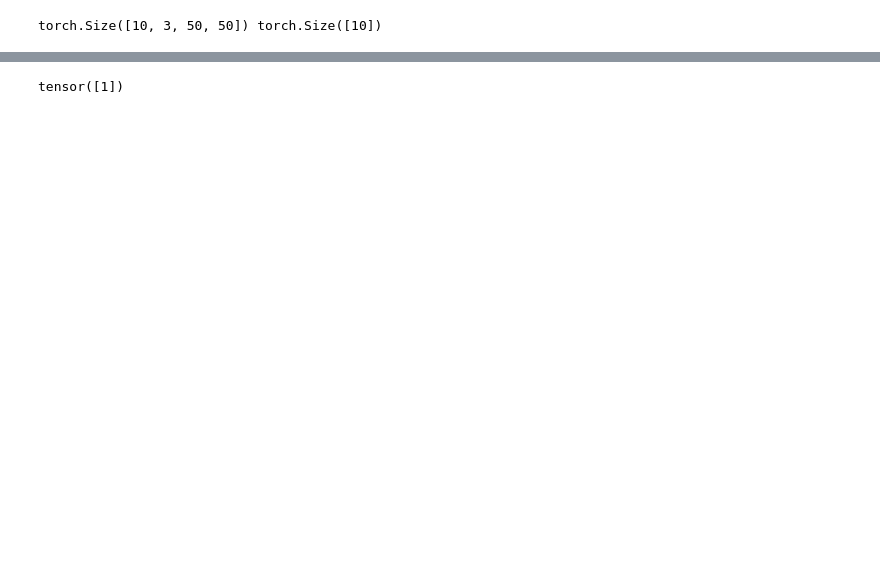
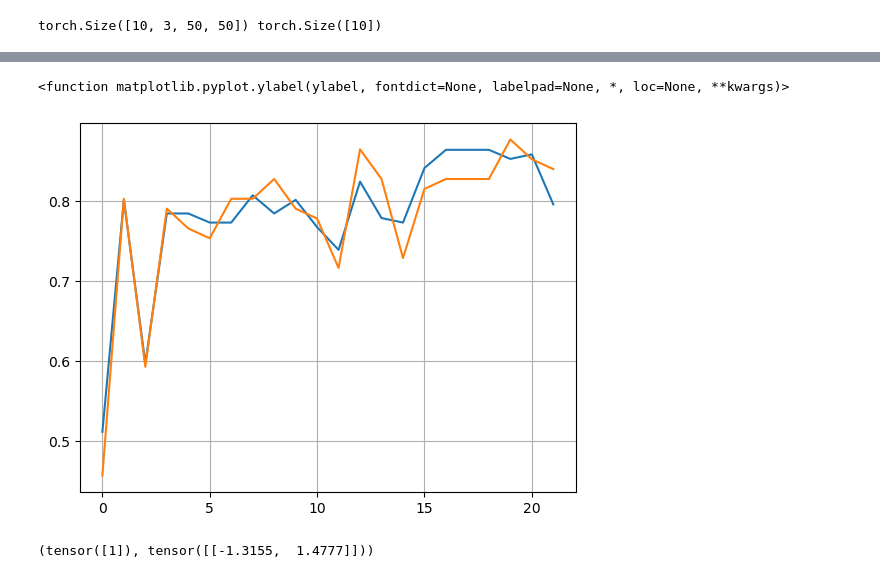
Before and after one commit to YimSoYoung1001/KDT_project_09_Open_CV, a Jupyter notebook: 명노아/02_learning.ipynb, the cells around one changed output, grey strips where cells are left out. Saved outputs shown, nothing was run; the diff lists cells and outputs as text; code cells hidden in the pictures; blank space fills up the shorter version.

```diff
--- a/명노아/02_learning.ipynb
+++ b/명노아/02_learning.ipynb
@@ -17,8 +17,10 @@ transform = transforms.Compose([
 ])
 
 data = ImageFolder(root="./data", transform=transform)
+data2 = ImageFolder(root="./data_test", transform=transform)
 # %%
 data_loader = DataLoader(data, batch_size=10, shuffle=True)
+test_loader = DataLoader(data2, batch_size=8, shuffle=True)
 # %%
 images, labels = next(iter(data_loader))
 print(images.shape, labels.shape) # shape : [개수, 채널 수, 높이, 너비]
@@ -50,4 +52,4 @@ class Mob_Dog(nn.Module): # 클래스 생성
 # 모델 객체 생성, 옵티마이저 생성
 model = Mob_Dog()
 criterion = nn.CrossEntropyLoss()
-optimizer = optim.SGD(model.parameters(), lr=0.001, momentum=0.9)
+optimizer = optim.AdamW(model.parameters(), lr=0.001)
@@ -54,10 +67,13 @@ optimizer = optim.SGD(model.parameters(), lr=0.001, momentum=0.9)
 # %%
 from tqdm import tqdm # 프로그레스 바 생성
 from torch.optim.lr_scheduler import ReduceLROnPlateau # 스케줄러 생성
-scheduler = ReduceLROnPlateau(optimizer, 'min', patience=3, verbose=True)
+scheduler = ReduceLROnPlateau(optimizer, 'min', patience=15, verbose=True)
 
-
-for epoch in range(10): # 10회 반복
+loss_list=[]
+tas_list=[]
+tes_list=[]
+max=0
+for epoch in range(100): # 10회 반복
     running_loss = 0.0 # 1 epoch당 누적 로스값
     #==================================================================================
     pbar = tqdm(enumerate(data_loader), total=len(data_loader))
@@ -72,21 +88,21 @@ for epoch in range(10): # 10회 반복
         running_loss += loss.item() # 로스 누적
         if i % 10 == 9:
             pbar.set_description(f'Epoch [{epoch + 1}/{10}], 횟수 [{i + 1}/{len(data_loader)}], Loss: {running_loss / 10:.4f}')
+            loss_list.append(running_loss)
             running_loss = 0.0
     #==================================================================================
     # 모델 평가
-    correct = 0
-    total = 0
+
     with torch.no_grad():
-        for data in data_loader:
-            images, labels = data
-            outputs = model(images)
-            _, predicted = torch.max(outputs.data, 1) # dim=1을 주어 최종 값 계산
-            total += labels.size(0)
-            correct += (predicted == labels).sum().item()
-    epoch_accuracy = correct / total
-    print(f'{epoch} Epoch 종료 후 train_score : {(100 * epoch_accuracy)}')
-
+        train_accuracy = get_accuracy(data_loader, model)
+        test_accuracy = get_accuracy(test_loader, model)
+    print(f'{epoch} Epoch 종료 후 train_score : {(100 * train_accuracy)}')
+    print(f'{epoch} Epoch 종료 후 test_score : {(100 * test_accuracy)}')
+    tas_list.append(train_accuracy)
+    tes_list.append(test_accuracy)
+    if max < test_accuracy:
+        max = test_accuracy
+        torch.save(model.state_dict(), 'model.pth')
 
     scheduler.step(loss)
     if scheduler.num_bad_epochs >= scheduler.patience:
@@ -102,16 +137,23 @@ Early Stopping at : 4 Epoch
+# %%
+import matplotlib.pyplot as plt
+
+#plt.plot(loss_list)
+plt.plot(tas_list)
+plt.plot(tes_list)
+plt.grid(True)
+plt.ylabel
+# %% [output]
+<function matplotlib.pyplot.ylabel(ylabel, fontdict=None, labelpad=None, *, loc=None, **kwargs)>
+[figure, added]
 # %%
-# 모델 저장
-torch.save(model.state_dict(), 'mob_dog.pth')
-
-# 모델 로드
 model = Mob_Dog()
 model.load_state_dict(torch.load('mob_dog.pth'))
 model.eval()
 
 # 이미지 예측
-img = cv2.imread('./data/mop_dog/0.jpg')
+img = cv2.imread('./data/mop_dog/74.jpg')
 img = cv2.resize(img, (50, 50))
-#img = img / 255.0
+img = img / 255.0
 img = np.transpose(img, (2, 0, 1))
 img = torch.Tensor(img)
 img = img.unsqueeze(0)
@@ -119,6 +161,6 @@ img = img.unsqueeze(0)
 with torch.no_grad():
     output = model(img)
     _, predicted = torch.max(output.data, 1)
-predicted # 이런 젠장, 걸레라고 나온다
+predicted, output # 이런 젠장, 걸레라고 나온다
 # %% [output]
-tensor([1])
+(tensor([1]), tensor([[-1.3155,  1.4777]]))
```
Also changed, not shown: parts of 2 cells of this notebook, 8 other files.
